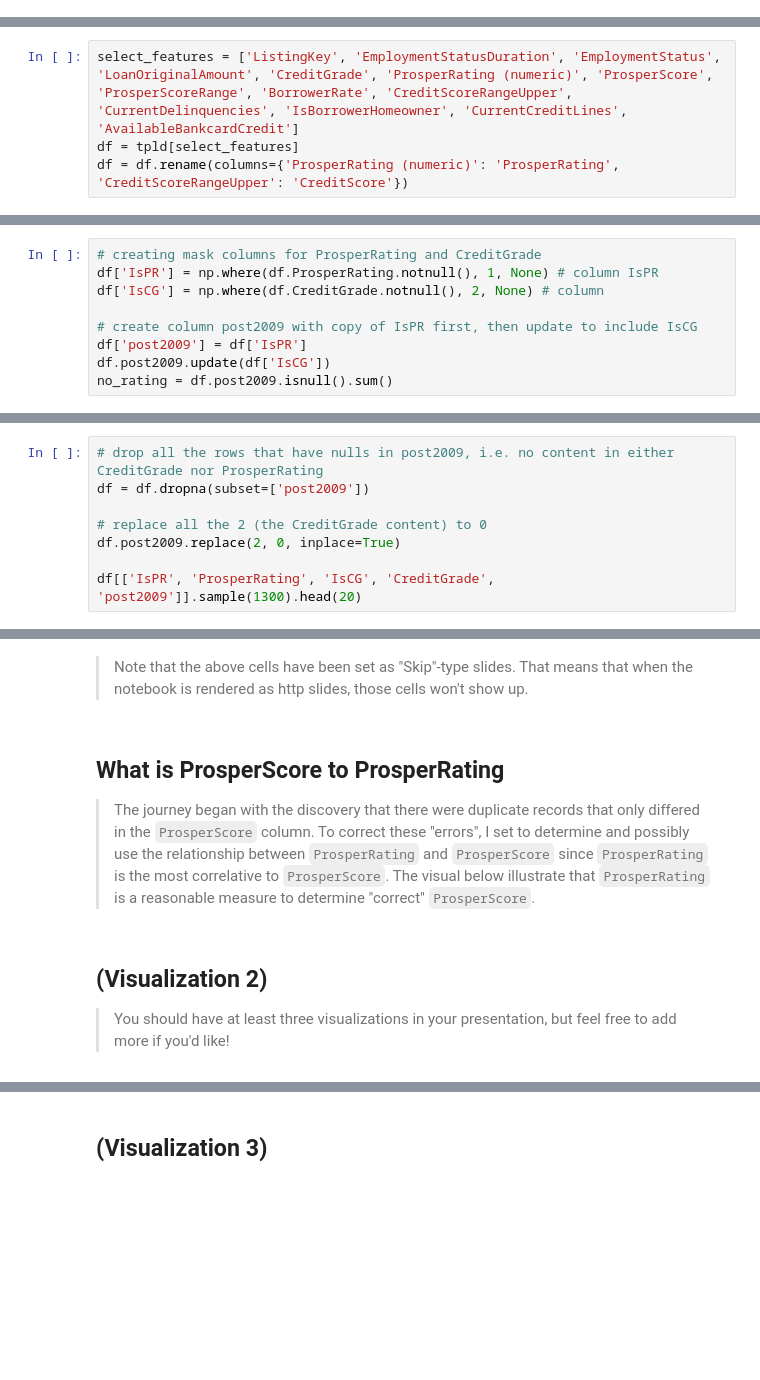
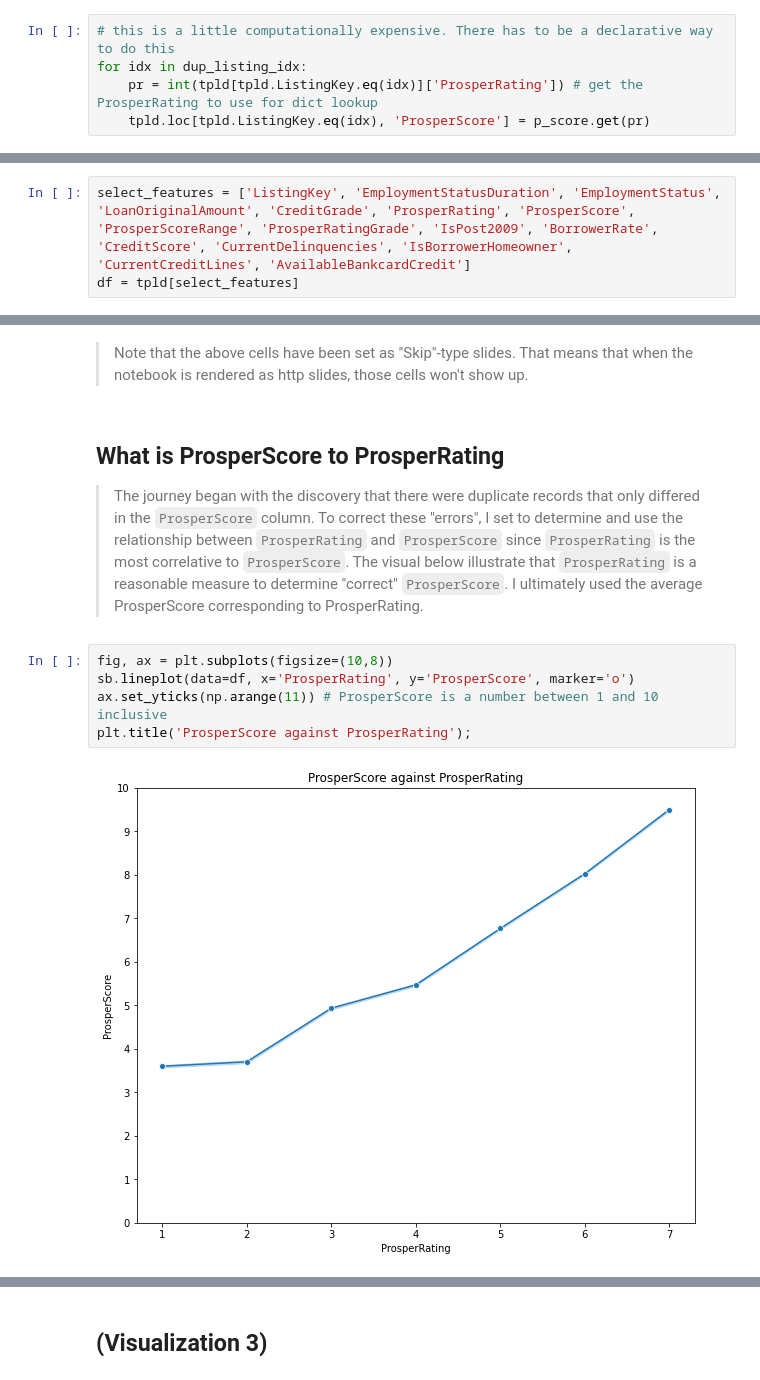
Before and after one commit to alf808/preposterous-octopus, a Jupyter notebook: explanatory_loan_data_slide_deck.ipynb, the cells around one changed output, grey strips where cells are left out. Saved outputs shown, nothing was run; the diff lists cells and outputs as text; blank space fills up the shorter version.

Commit message:
continue explanatory visuals

```diff
--- a/explanatory_loan_data_slide_deck.ipynb
+++ b/explanatory_loan_data_slide_deck.ipynb
@@ -105,0 +179,5 @@ tpld.ProsperRatingGrade.isnull().sum()
+# %%
+# this is a little computationally expensive. There has to be a declarative way to do this
+for idx in dup_listing_idx:
+    pr = int(tpld[tpld.ListingKey.eq(idx)]['ProsperRating']) # get the ProsperRating to use for dict lookup
+    tpld.loc[tpld.ListingKey.eq(idx), 'ProsperScore'] = p_score.get(pr)
@@ -106,9 +199,8 @@ tpld.ProsperRatingGrade.isnull().sum()
 # %% [markdown]
 ## Extract the investigative features
 # %%
-select_features = ['ListingKey', 'EmploymentStatusDuration', 'EmploymentStatus', 'LoanOriginalAmount', 'CreditGrade', 'ProsperRating (numeric)', 'ProsperScore', 'ProsperScoreRange', 'BorrowerRate', 'CreditScoreRangeUpper', 'CurrentDelinquencies', 'IsBorrowerHomeowner', 'CurrentCreditLines', 'AvailableBankcardCredit']
+select_features = ['ListingKey', 'EmploymentStatusDuration', 'EmploymentStatus', 'LoanOriginalAmount', 'CreditGrade', 'ProsperRating', 'ProsperScore', 'ProsperScoreRange', 'ProsperRatingGrade', 'IsPost2009', 'BorrowerRate', 'CreditScore', 'CurrentDelinquencies', 'IsBorrowerHomeowner', 'CurrentCreditLines', 'AvailableBankcardCredit']
 df = tpld[select_features]
-df = df.rename(columns={'ProsperRating (numeric)': 'ProsperRating', 'CreditScoreRangeUpper': 'CreditScore'})
 # %%
 df.info()
 # %% [output]
@@ -149,9 +223,0 @@ wdf = df.copy()
-# %%
-# creating mask columns for ProsperRating and CreditGrade
-df['IsPR'] = np.where(df.ProsperRating.notnull(), 1, None) # column IsPR
-df['IsCG'] = np.where(df.CreditGrade.notnull(), 2, None) # column
-
-# create column post2009 with copy of IsPR first, then update to include IsCG
-df['post2009'] = df['IsPR']
-df.post2009.update(df['IsCG'])
-no_rating = df.post2009.isnull().sum()
@@ -178,8 +223,0 @@ df[['IsPR', 'ProsperRating', 'IsCG', 'CreditGrade', 'post2009']].sample(1300).he
-# %%
-# drop all the rows that have nulls in post2009, i.e. no content in either CreditGrade nor ProsperRating
-df = df.dropna(subset=['post2009'])
-
-# replace all the 2 (the CreditGrade content) to 0
-df.post2009.replace(2, 0, inplace=True)
-
-df[['IsPR', 'ProsperRating', 'IsCG', 'CreditGrade', 'post2009']].sample(1300).head(20)
@@ -217,10 +231,13 @@ that when the notebook is rendered as http slides, those cells won't show up.
 # %% [markdown]
 ## What is ProsperScore to ProsperRating
 
-> The journey began with the discovery that there were duplicate records that only differed in the `ProsperScore` column. To correct these "errors", I set to determine and possibly use the relationship between `ProsperRating` and `ProsperScore` since `ProsperRating` is the most correlative to `ProsperScore`.
+> The journey began with the discovery that there were duplicate records that only differed in the `ProsperScore` column. To correct these "errors", I set to determine and use the relationship between `ProsperRating` and `ProsperScore` since `ProsperRating` is the most correlative to `ProsperScore`.
 > The visual below illustrate that `ProsperRating` is a reasonable measure to determine "correct" `ProsperScore`.
+> I ultimately used the average ProsperScore corresponding to ProsperRating.
-# %% [markdown]
-## (Visualization 2)
-
-> You should have at least three visualizations in your presentation,
-but feel free to add more if you'd like!
+# %%
+fig, ax = plt.subplots(figsize=(10,8))
+sb.lineplot(data=df, x='ProsperRating', y='ProsperScore', marker='o')
+ax.set_yticks(np.arange(11)) # ProsperScore is a number between 1 and 10 inclusive
+plt.title('ProsperScore against ProsperRating');
+# %% [output]
+[figure, added]
```
Also changed, not shown: parts of 23 cells of this notebook.
